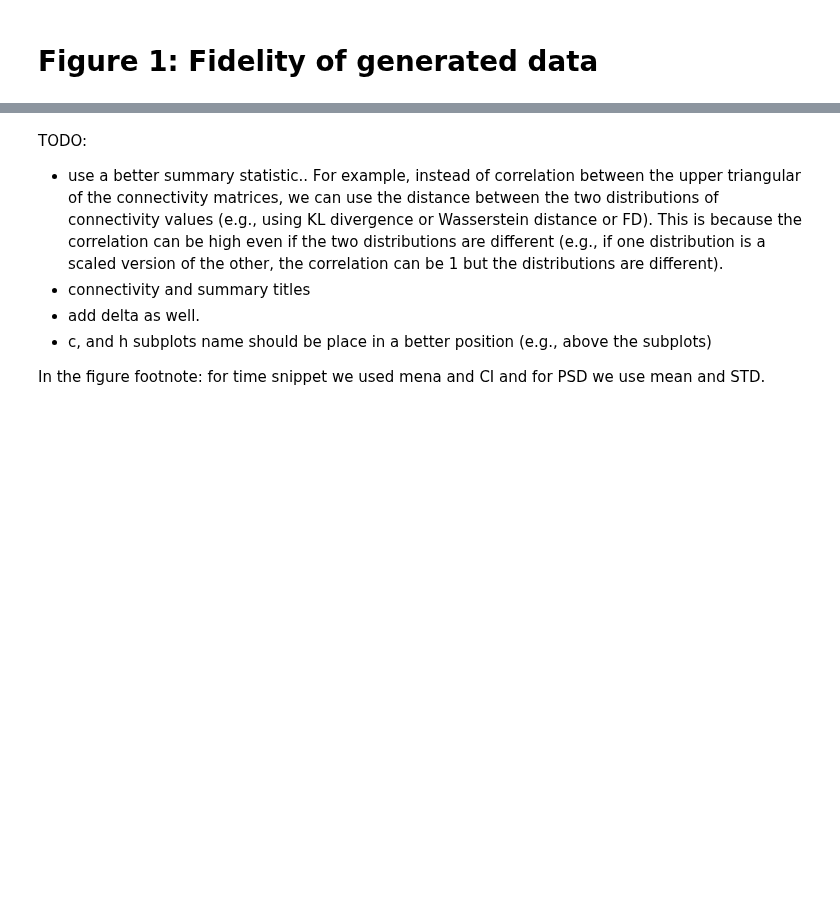
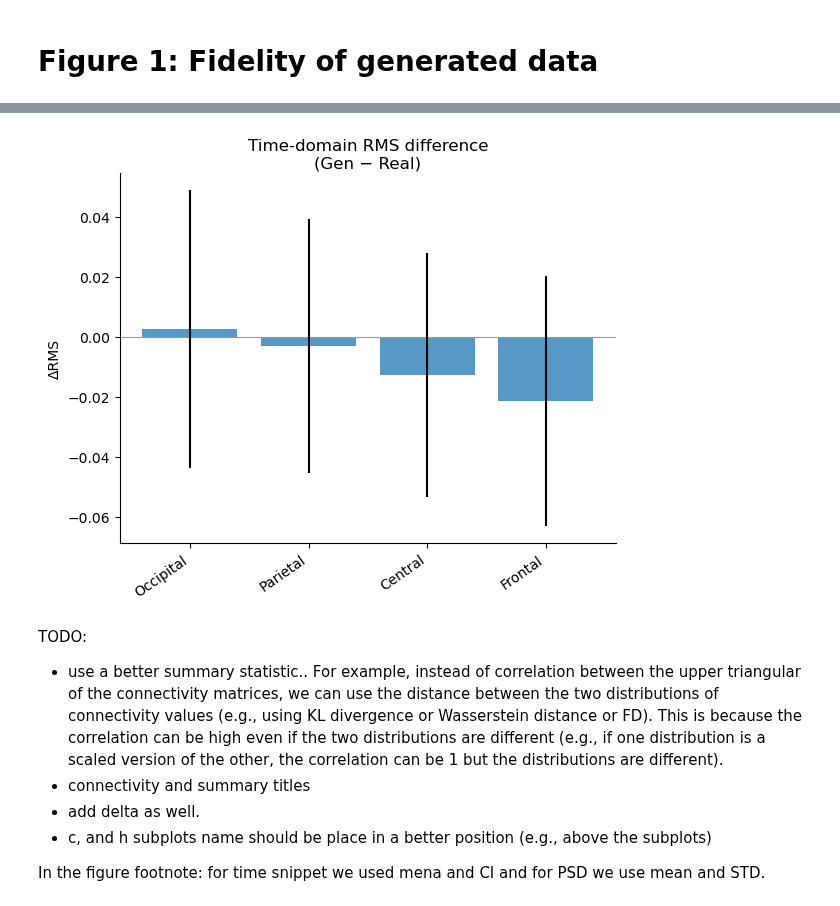
Before and after one commit to Yeganehfrh/EEGModalNet, a Jupyter notebook: notebooks/Final Visualisations.ipynb, the cells around one changed output, grey strips where cells are left out. Saved outputs shown, nothing was run; the diff lists cells and outputs as text; code cells hidden in the pictures; blank space fills up the shorter version.

```diff
--- a/notebooks/Final Visualisations.ipynb
+++ b/notebooks/Final Visualisations.ipynb
@@ -1109,3 +1254,65 @@ if __name__ == "__main__":
+# %%
+def compute_group_time_difference(
+    raw_real,
+    raw_gen,
+    channel_groups,
+    channel_to_idx,
+    metric="rms",
+):
+    """
+    raw_real, raw_gen: (n_subj, n_ch, n_time)
+    returns:
+      mean_diff: (n_groups,)
+      err_diff:  (n_groups,)   # std across subjects
+      group_names
+    """
+    group_names = list(channel_groups.keys())
+    mean_diff = np.zeros(len(group_names))
+    err_diff = np.zeros(len(group_names))
+
+    for gi, gname in enumerate(group_names):
+        ch_idx = [channel_to_idx[ch] for ch in channel_groups[gname]]
+
+        x_r = raw_real[:, ch_idx, :]
+        x_g = raw_gen[:, ch_idx, :]
+
+        if metric == "rms":
+            real_val = np.sqrt((x_r ** 2).mean(axis=(1, 2)))
+            gen_val  = np.sqrt((x_g ** 2).mean(axis=(1, 2)))
+        elif metric == "var":
+            real_val = x_r.var(axis=(1, 2))
+            gen_val  = x_g.var(axis=(1, 2))
+        else:
+            raise ValueError("metric must be 'rms' or 'var'")
+
+        diff = gen_val - real_val
+        mean_diff[gi] = diff.mean()
+        err_diff[gi] = diff.std(ddof=1)
+
+    return mean_diff, err_diff, group_names
+
+def plot_group_time_difference(ax, mean_diff, err_diff, group_names, metric="rms"):
+    x = np.arange(len(group_names))
+    ax.axhline(0, color="0.6", lw=0.8)
+    ax.bar(x, mean_diff, yerr=err_diff, alpha=0.75)
+    ax.set_xticks(x)
+    ax.set_xticklabels(group_names, rotation=35, ha="right")
+    ax.set_title(f"Time-domain {metric.upper()} difference\n(Gen − Real)", pad=4)
+    ax.set_ylabel(f"Δ{metric.upper()}")
+    ax.spines["top"].set_visible(False)
+    ax.spines["right"].set_visible(False)
+
+mean_diff_time, err_diff_time, group_names_time = compute_group_time_difference(
+    condition_data_ec.raw_real,
+    condition_data_ec.raw_gen,
+    channel_groups=channel_groups,
+    channel_to_idx={"O1": 0, "O2": 1, "P1": 2, "P2": 3, "C1": 4, "C2": 5, "F1": 6, "F2": 7},
+    metric="rms",
+)
+
+plot_group_time_difference(plt.gca(), mean_diff_time, err_diff_time, group_names_time, metric="rms")
+# %% [output]
+[figure, added]
 # %% [markdown]
 TODO:
 - use a better summary statistic.. For example, instead of correlation between the upper triangular of the connectivity matrices, we can use the distance between the two distributions of connectivity values (e.g., using KL divergence or Wasserstein distance or FD). This is because the correlation can be high even if the two distributions are different (e.g., if one distribution is a scaled version of the other, the correlation can be 1 but the distributions are different).
```
Also changed, not shown: parts of 10 cells of this notebook.
